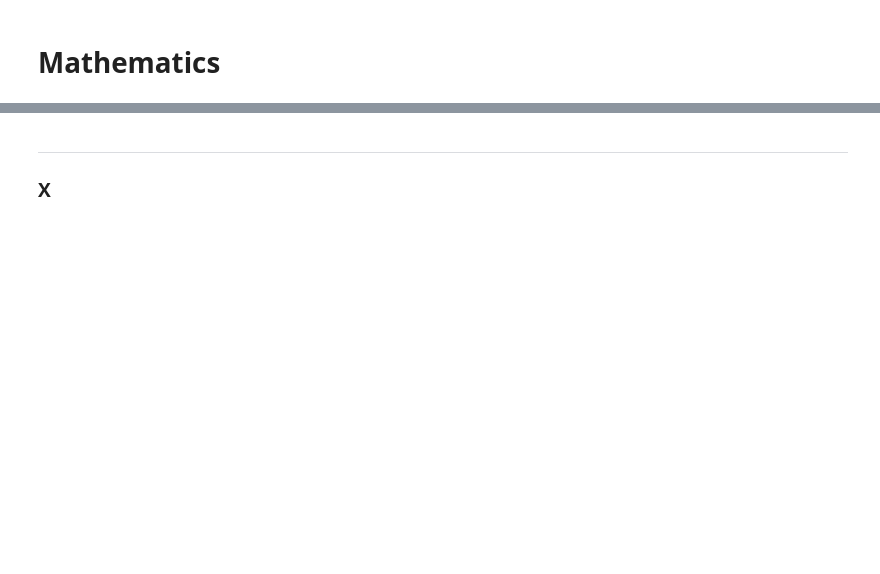
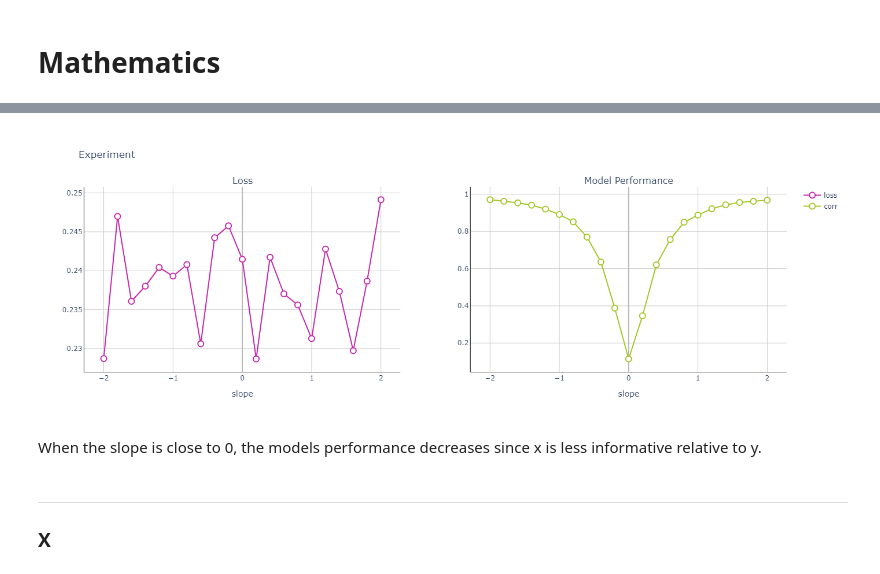
Before and after one commit to Gusmeira/PyTorch-Courses, a Jupyter notebook: C_ann.ipynb, the cells around one changed output, grey strips where cells are left out. Drawn from its saved outputs; the diff is of its cells as text; code cells hidden in the pictures; blank space fills up the shorter version.

```diff
--- a/C_ann.ipynb
+++ b/C_ann.ipynb
@@ -42,3 +140,45 @@ ___
+# %%
+slopes = np.linspace(-2,2,21)
+
+numExps = 50
+
+results = np.zeros((len(slopes),numExps,2))
+
+for slopei in range(len(slopes)):
+
+  for N in range(numExps):
+
+    # create a dataset and run the model
+    x,y = createTheData(slopes[slopei])
+    yHat,losses = buildAndTrainTheModel(x,y)
+    yHat = yHat.detach()
+
+    # store the final loss and performance
+    results[slopei,N,0] = losses[-1]
+    results[slopei,N,1] = np.corrcoef(y.T,yHat.T)[0,1]
+
+
+# correlation can be 0 if the model didn't do well. Set nan's->0
+results[np.isnan(results)] = 0
+# %%
+fig = make_subplots(rows=1, cols=2, subplot_titles=['Loss', 'Model Performance'])
+
+fig.add_trace(go.Scatter(
+    x=slopes, y=np.mean(results[:,:,0], axis=1),
+    mode='markers+lines', marker=dict(color='white', size=10, line=dict(color='#c828ab', width=2)),
+    line=dict(color='#c828ab'), name='loss'
+), row=1, col=1)
+fig.add_trace(go.Scatter(
+    x=slopes, y=np.mean(results[:,:,1], axis=1),
+    mode='markers+lines', marker=dict(color='white', size=10, line=dict(color='#a3c828', width=2)),
+    line=dict(color='#a3c828'), name='corr'
+), row=1, col=2)
+
+plotly_main_subplot_layout(fig, title='Experiment', x='slope')
+# %% [output]
+[figure, added]
+# %% [markdown]
+When the slope is close to 0, the models performance decreases since x is less informative relative to y.
 # %% [markdown]
 ___
 ### X
```
Also changed, not shown: parts of 14 cells of this notebook, 1 other file.
